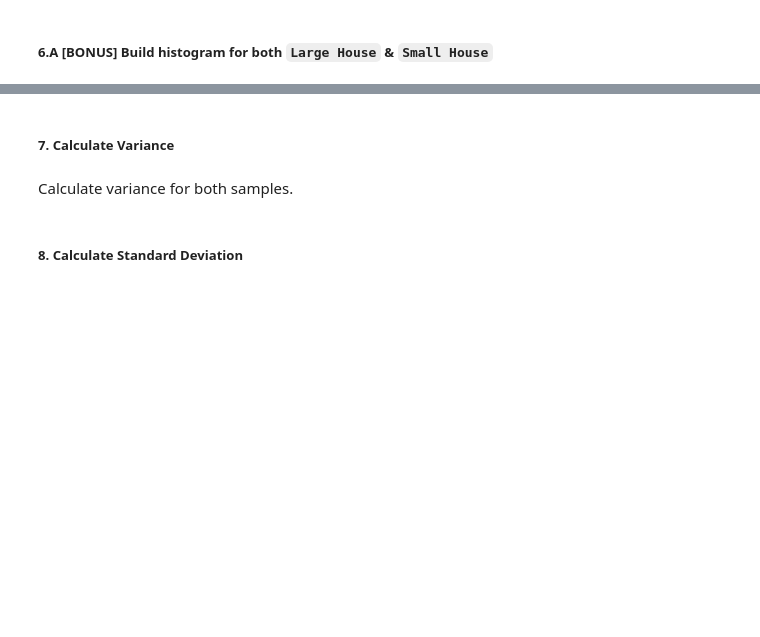
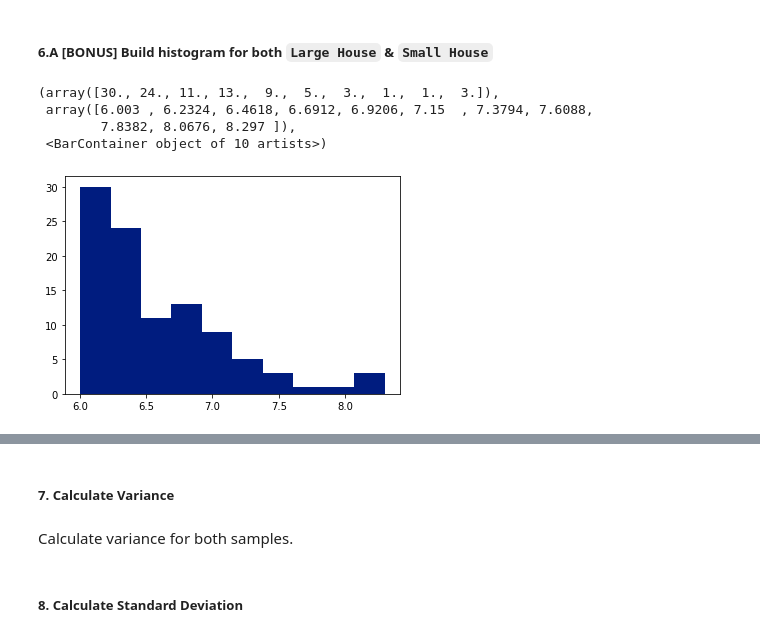
Before and after one commit to NPHansen/DS_AI, a Jupyter notebook: Lab 2/IOD_Lab 2.2.2.ipynb, the cells around one changed output, grey strips where cells are left out. Saved outputs shown, nothing was run; the diff lists cells and outputs as text; code cells hidden in the pictures; blank space fills up the shorter version.

```diff
--- a/Lab 2/IOD_Lab 2.2.2.ipynb
+++ b/Lab 2/IOD_Lab 2.2.2.ipynb
@@ -127,0 +138,4 @@ Take sample of 100 house in each dataste.
+# %%
+#ANSWER
+large_house = data[data.RM >= 6].sample(n=100, random_state=42)
+small_house = data[data.RM < 6].sample(n=100, random_state=42)
@@ -131,0 +162,9 @@ Take sample of 100 house in each dataste.
+# %%
+#ANSWER
+plt.hist(x='RM', data=large_house)
+# %% [output]
+(array([30., 24., 11., 13.,  9.,  5.,  3.,  1.,  1.,  3.]),
+ array([6.003 , 6.2324, 6.4618, 6.6912, 6.9206, 7.15  , 7.3794, 7.6088,
+        7.8382, 8.0676, 8.297 ]),
+ <BarContainer object of 10 artists>)
+[figure, added]
```
Also changed, not shown: parts of 33 cells of this notebook.
